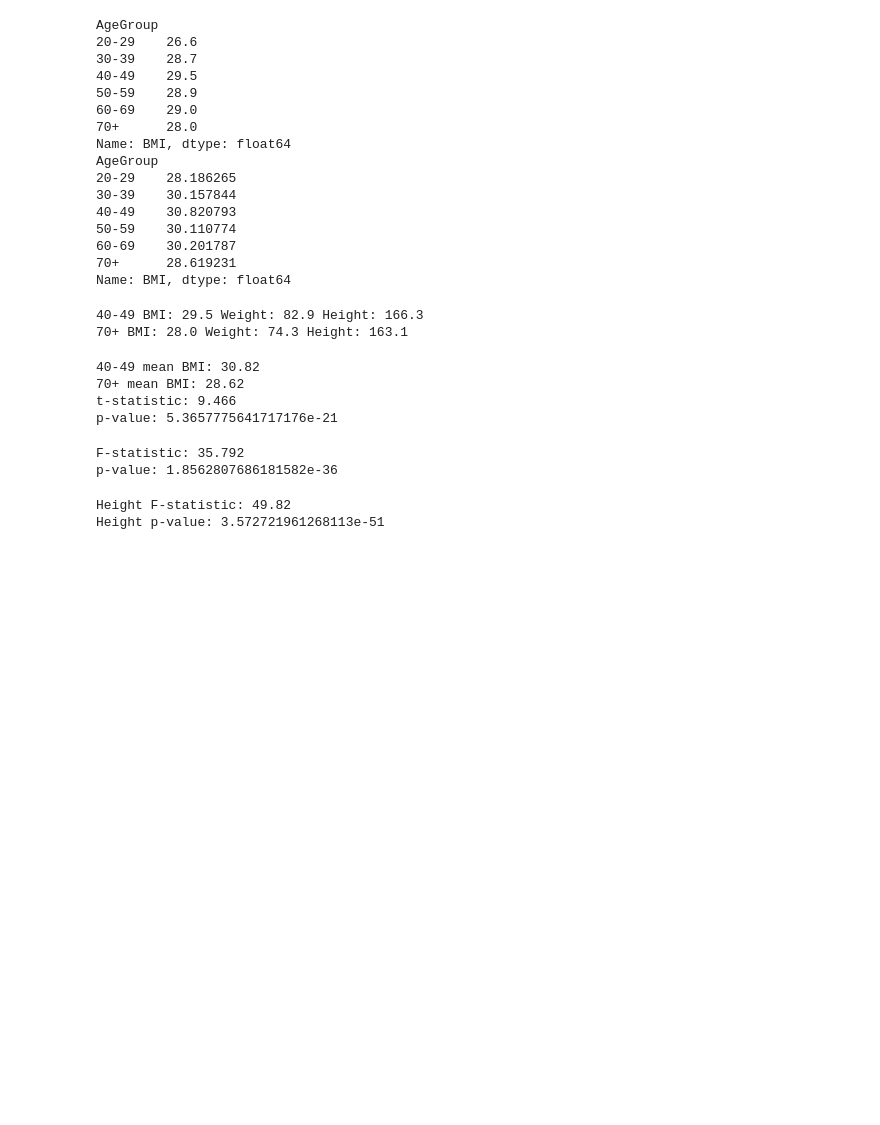
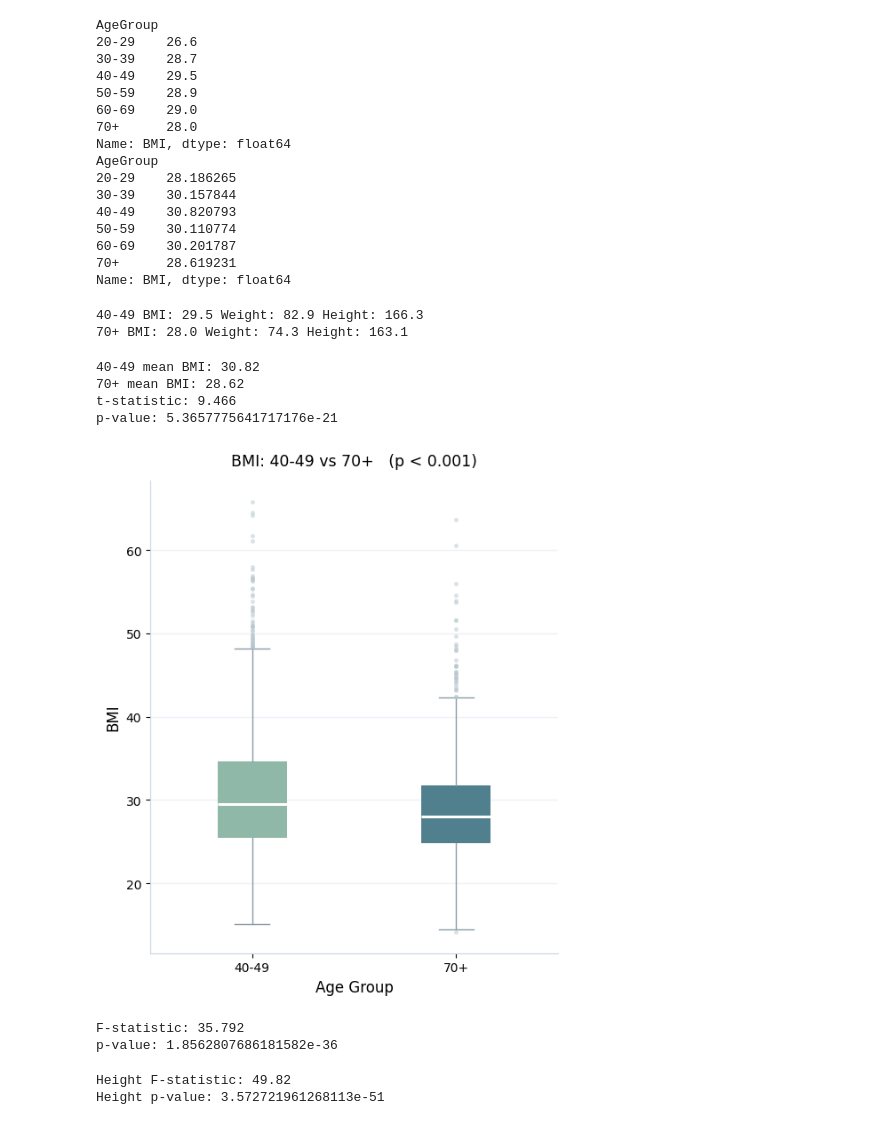
Before and after one commit to tejasabert/NHANES_FTI, a Jupyter notebook: TejasAbert_NHANESFTI_Project.ipynb, the cells around one changed output. Saved outputs shown, nothing was run; the diff lists cells and outputs as text; code cells hidden in the pictures; blank space fills up the shorter version.

```diff
--- a/TejasAbert_NHANESFTI_Project.ipynb
+++ b/TejasAbert_NHANESFTI_Project.ipynb
@@ -440,6 +440,58 @@ print("p-value:", p_value)
 70+ mean BMI: 28.62
 t-statistic: 9.466
 p-value: 5.3657775641717176e-21
+# %%
+import matplotlib.pyplot as plt
+
+groups = ['40-49', '70+']
+data = [df[df['AgeGroup']==g]['BMI'].dropna() for g in groups]
+
+fig, ax = plt.subplots(figsize=(5.4, 6.4))
+
+box = ax.boxplot(data, tick_labels=groups, patch_artist=True, widths=0.34)
+
+
+colors = ['#8FB8A8', '#50808E']
+for patch, color in zip(box['boxes'], colors):
+    patch.set_facecolor(color)
+    patch.set_edgecolor('none')
+
+
+for median in box['medians']:
+    median.set_color('white')
+    median.set_linewidth(2.2)
+
+
+for whisker in box['whiskers']:
+    whisker.set_color('#8B9BA8')
+for cap in box['caps']:
+    cap.set_color('#8B9BA8')
+
+
+for flier in box['fliers']:
+    flier.set_marker('o')
+    flier.set_markersize(3.5)
+    flier.set_markerfacecolor('#B7C7CE')
+    flier.set_markeredgecolor('none')
+    flier.set_alpha(0.5)
+
+
+ax.spines['top'].set_visible(False)
+ax.spines['right'].set_visible(False)
+ax.spines['left'].set_color('#CBD5E1')
+ax.spines['bottom'].set_color('#CBD5E1')
+ax.grid(axis='y', color='#EEF2F6', linewidth=1)
+ax.set_axisbelow(True)
+
+
+ax.set_title('BMI: 40-49 vs 70+   (p < 0.001)', fontsize=12.5, pad=12)
+ax.set_ylabel('BMI', fontsize=12)
+ax.set_xlabel('Age Group', fontsize=12)
+
+plt.tight_layout()
+plt.show()
+# %% [output]
+[figure, added]
 # %%
 from scipy import stats
 #ANOVA
```
